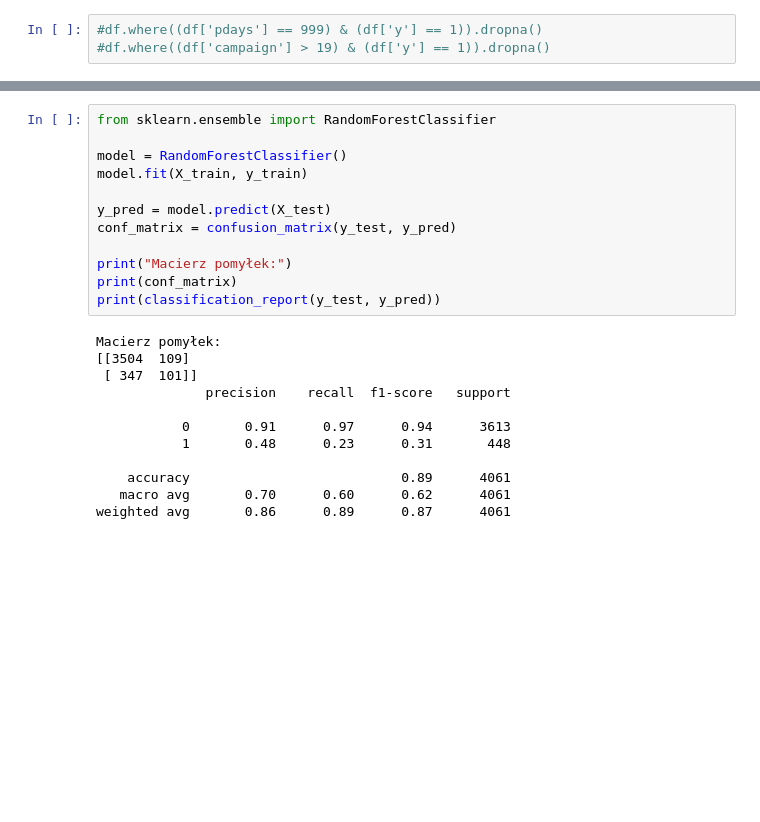
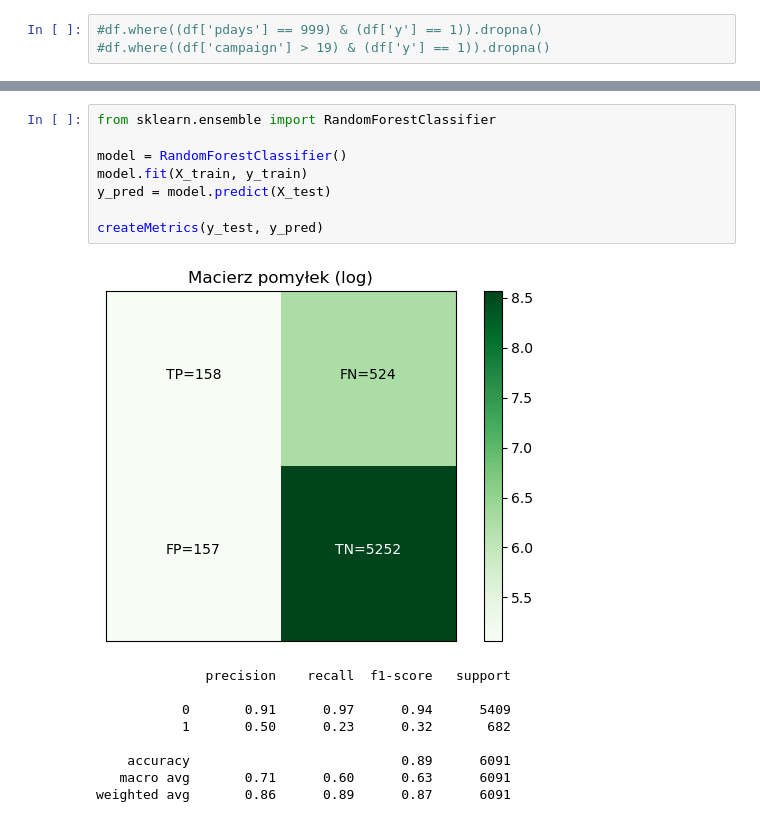
Before and after one commit to s22403MB/Inzynierka, a Jupyter notebook: Inzynierka_analiza_modeli.ipynb, the cells around one changed output, grey strips where cells are left out. Drawn from its saved outputs; the diff is of its cells as text; blank space fills up the shorter version.

```diff
--- a/Inzynierka_analiza_modeli.ipynb
+++ b/Inzynierka_analiza_modeli.ipynb
@@ -185,27 +146,21 @@ plt.show()
 # %%
 from sklearn.ensemble import RandomForestClassifier
 
 model = RandomForestClassifier()
 model.fit(X_train, y_train)
+y_pred = model.predict(X_test)
 
-y_pred = model.predict(X_test)
-conf_matrix = confusion_matrix(y_test, y_pred)
-
-print("Macierz pomyłek:")
-print(conf_matrix)
-print(classification_report(y_test, y_pred))
+createMetrics(y_test, y_pred)
 # %% [output]
+[figure, added]
-Macierz pomyłek:
-[[3504  109]
- [ 347  101]]
               precision    recall  f1-score   support
 
-           0       0.91      0.97      0.94      3613
-           1       0.48      0.23      0.31       448
+           0       0.91      0.97      0.94      5409
+           1       0.50      0.23      0.32       682
 
-    accuracy                           0.89      4061
-   macro avg       0.70      0.60      0.62      4061
-weighted avg       0.86      0.89      0.87      4061
+    accuracy                           0.89      6091
+   macro avg       0.71      0.60      0.63      6091
+weighted avg       0.86      0.89      0.87      6091
 # %%
 from sklearn.svm import SVC
 
```
Also changed, not shown: parts of 20 cells of this notebook.
